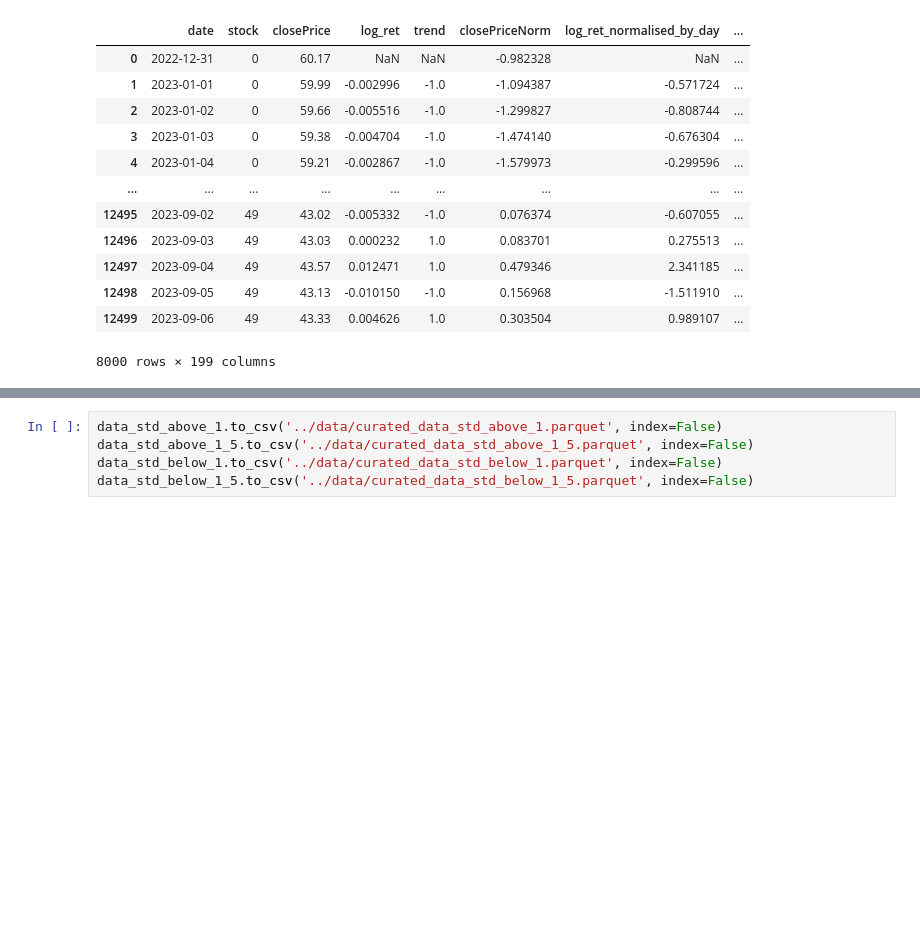
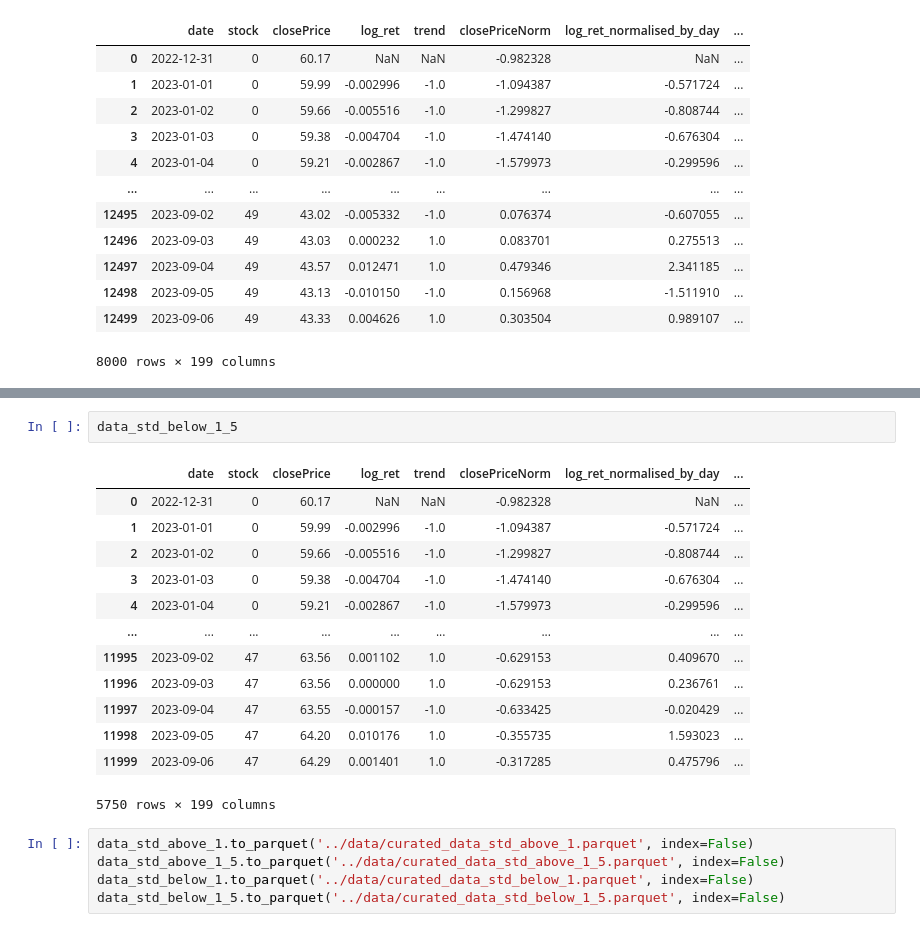
Before and after one commit to Jackil0216/Algothon-deeptrade-mf, a Jupyter notebook: notebook/R_3_1_Split_Data.ipynb, the cells around one changed output, grey strips where cells are left out. Drawn from its saved outputs; the diff is of its cells as text; blank space fills up the shorter version.

Commit message:
Split Data

```diff
--- a/notebook/R_3_1_Split_Data.ipynb
+++ b/notebook/R_3_1_Split_Data.ipynb
@@ -43,5 +71,21 @@ data_std_below_1
+# %%
+data_std_below_1_5
+# %% [output]
+|  | date | stock | closePrice | log_ret | trend | closePriceNorm | log_ret_normalised_by_day | ... |
+| 0 | 2022-12-31 | 0 | 60.17 | NaN | NaN | -0.982328 | NaN | ... |
+| 1 | 2023-01-01 | 0 | 59.99 | -0.002996 | -1.0 | -1.094387 | -0.571724 | ... |
+| 2 | 2023-01-02 | 0 | 59.66 | -0.005516 | -1.0 | -1.299827 | -0.808744 | ... |
+| 3 | 2023-01-03 | 0 | 59.38 | -0.004704 | -1.0 | -1.474140 | -0.676304 | ... |
+| 4 | 2023-01-04 | 0 | 59.21 | -0.002867 | -1.0 | -1.579973 | -0.299596 | ... |
+| ... | ... | ... | ... | ... | ... | ... | ... | ... |
+| 11995 | 2023-09-02 | 47 | 63.56 | 0.001102 | 1.0 | -0.629153 | 0.409670 | ... |
+| 11996 | 2023-09-03 | 47 | 63.56 | 0.000000 | 1.0 | -0.629153 | 0.236761 | ... |
+| 11997 | 2023-09-04 | 47 | 63.55 | -0.000157 | -1.0 | -0.633425 | -0.020429 | ... |
+| 11998 | 2023-09-05 | 47 | 64.20 | 0.010176 | 1.0 | -0.355735 | 1.593023 | ... |
+| 11999 | 2023-09-06 | 47 | 64.29 | 0.001401 | 1.0 | -0.317285 | 0.475796 | ... |
+5750 rows × 199 columns
 # %%
-data_std_above_1.to_csv('../data/curated_data_std_above_1.parquet', index=False)
-data_std_above_1_5.to_csv('../data/curated_data_std_above_1_5.parquet', index=False)
-data_std_below_1.to_csv('../data/curated_data_std_below_1.parquet', index=False)
-data_std_below_1_5.to_csv('../data/curated_data_std_below_1_5.parquet', index=False)
+data_std_above_1.to_parquet('../data/curated_data_std_above_1.parquet', index=False)
+data_std_above_1_5.to_parquet('../data/curated_data_std_above_1_5.parquet', index=False)
+data_std_below_1.to_parquet('../data/curated_data_std_below_1.parquet', index=False)
+data_std_below_1_5.to_parquet('../data/curated_data_std_below_1_5.parquet', index=False)
```
Also changed, not shown: parts of 2 cells of this notebook, 1 other file.
